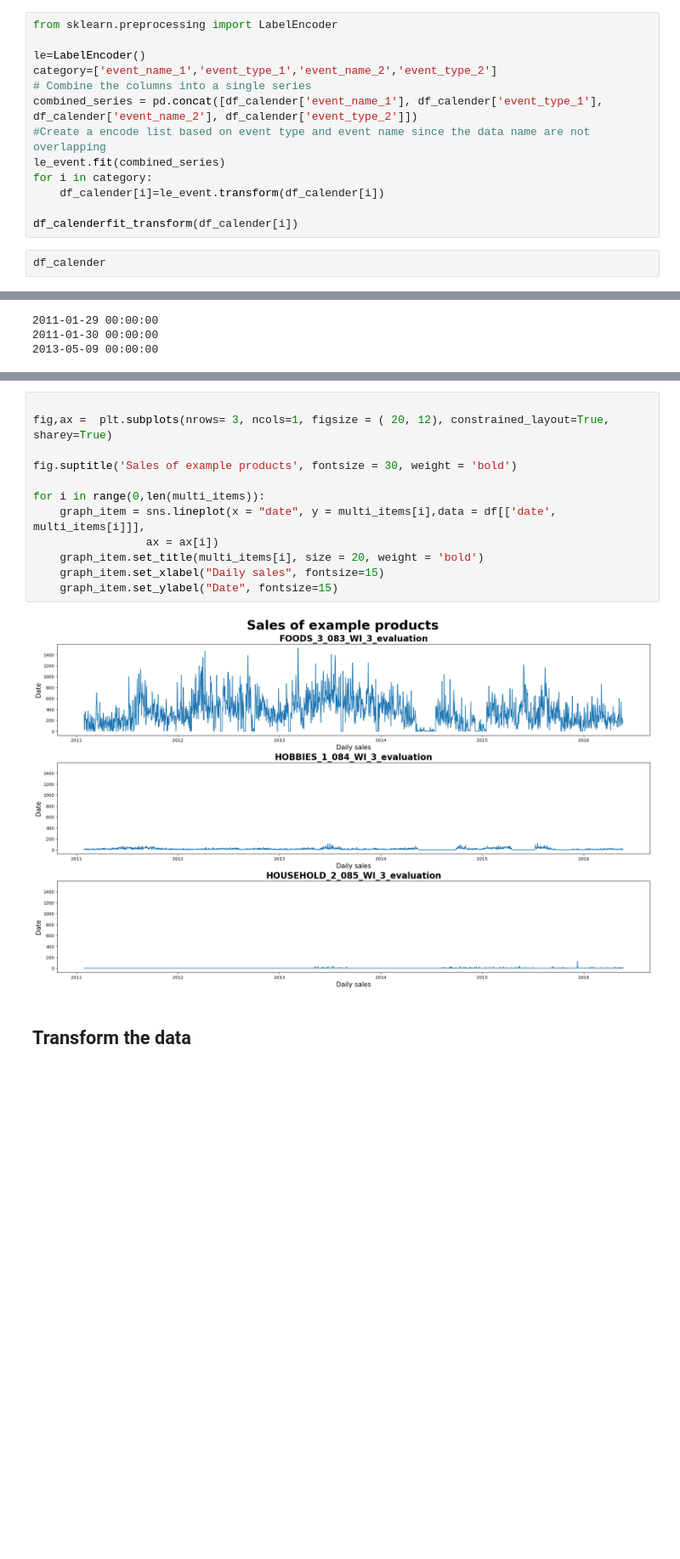
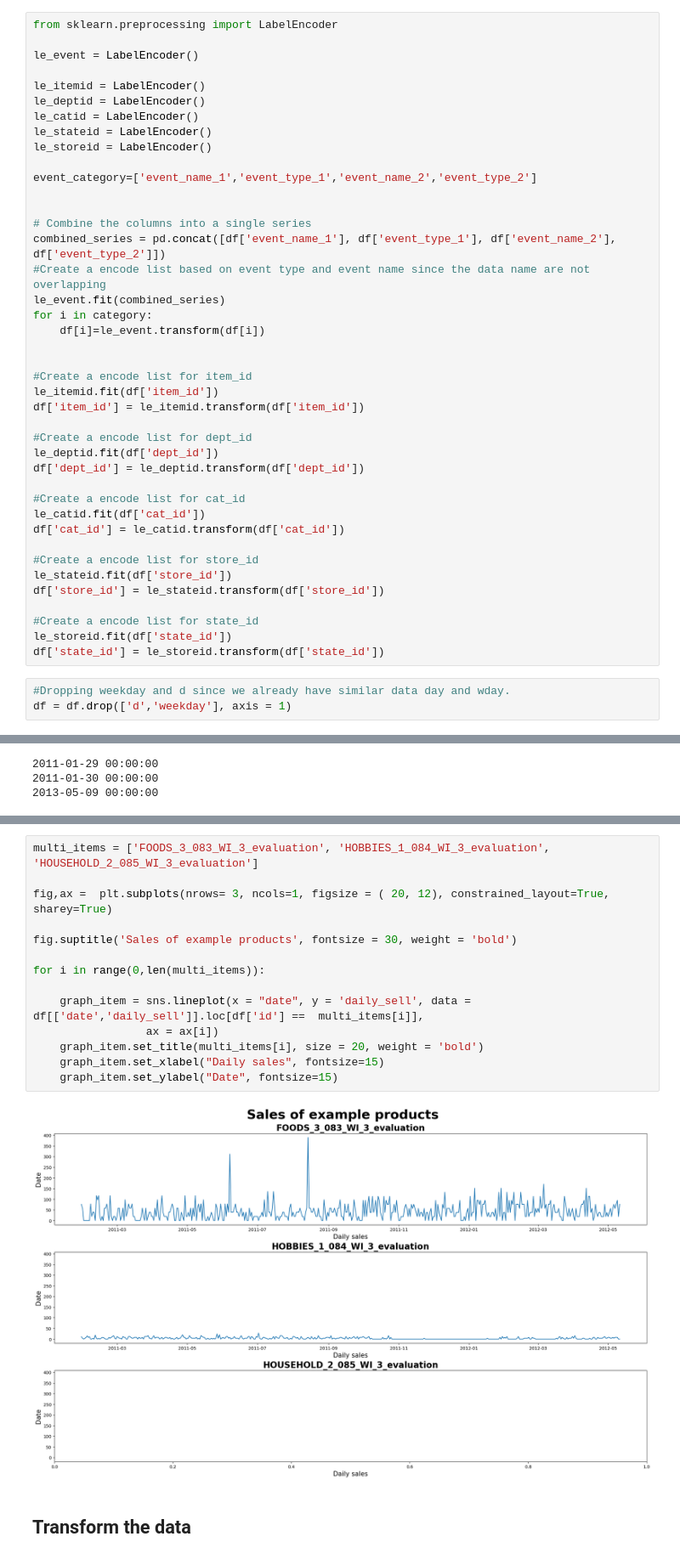
Before and after one commit to yoheita/Springboard, a Jupyter notebook: Capstone Project 2/Draft/Capstone_Project_Forecast_250_items.ipynb, the cells around one changed output, grey strips where cells are left out. Shown at 85% size. Cells and saved outputs as stored; diff of their text form; blank space fills up the shorter version.

```diff
--- a/Capstone Project 2/Draft/Capstone_Project_Forecast_250_items.ipynb
+++ b/Capstone Project 2/Draft/Capstone_Project_Forecast_250_items.ipynb
@@ -33,15 +52,44 @@ df_calender
 # %%
 from sklearn.preprocessing import LabelEncoder
 
-le=LabelEncoder()
-category=['event_name_1','event_type_1','event_name_2','event_type_2']
+le_event = LabelEncoder()
+
+le_itemid = LabelEncoder()
+le_deptid = LabelEncoder()
+le_catid = LabelEncoder()
+le_stateid = LabelEncoder()
+le_storeid = LabelEncoder()
+
+event_category=['event_name_1','event_type_1','event_name_2','event_type_2']
+
+
 # Combine the columns into a single series
-combined_series = pd.concat([df_calender['event_name_1'], df_calender['event_type_1'], df_calender['event_name_2'], df_calender['event_type_2']])
+combined_series = pd.concat([df['event_name_1'], df['event_type_1'], df['event_name_2'], df['event_type_2']])
 #Create a encode list based on event type and event name since the data name are not overlapping
 le_event.fit(combined_series)
 for i in category:
-    df_calender[i]=le_event.transform(df_calender[i])
+    df[i]=le_event.transform(df[i])
 
-df_calenderfit_transform(df_calender[i])
+
+#Create a encode list for item_id
+le_itemid.fit(df['item_id'])
+df['item_id'] = le_itemid.transform(df['item_id'])
+
+#Create a encode list for dept_id
+le_deptid.fit(df['dept_id'])
+df['dept_id'] = le_deptid.transform(df['dept_id'])
+
+#Create a encode list for cat_id
+le_catid.fit(df['cat_id'])
+df['cat_id'] = le_catid.transform(df['cat_id'])
+
+#Create a encode list for store_id
+le_stateid.fit(df['store_id'])
+df['store_id'] = le_stateid.transform(df['store_id'])
+
+#Create a encode list for state_id
+le_storeid.fit(df['state_id'])
+df['state_id'] = le_storeid.transform(df['state_id'])
 # %%
-df_calender
+#Dropping weekday and d since we already have similar data day and wday.
+df = df.drop(['d','weekday'], axis = 1)
@@ -128,17 +123,19 @@ df[['date', 'FOODS_1_001_CA_1_evaluation']]
 # %%
+multi_items = ['FOODS_3_083_WI_3_evaluation', 'HOBBIES_1_084_WI_3_evaluation', 'HOUSEHOLD_2_085_WI_3_evaluation']
 
 fig,ax =  plt.subplots(nrows= 3, ncols=1, figsize = ( 20, 12), constrained_layout=True, sharey=True)
 
 fig.suptitle('Sales of example products', fontsize = 30, weight = 'bold')
 
 for i in range(0,len(multi_items)):
-    graph_item = sns.lineplot(x = "date", y = multi_items[i],data = df[['date', multi_items[i]]],
+
+    graph_item = sns.lineplot(x = "date", y = 'daily_sell', data = df[['date','daily_sell']].loc[df['id'] ==  multi_items[i]],
                  ax = ax[i])
     graph_item.set_title(multi_items[i], size = 20, weight = 'bold')
     graph_item.set_xlabel("Daily sales", fontsize=15)
     graph_item.set_ylabel("Date", fontsize=15)
 # %% [output]
-[figure, old version]
+[figure, new version]
 # %% [markdown]
 ## Transform the data
 # %%
```
Also changed, not shown: parts of 10 cells of this notebook.
